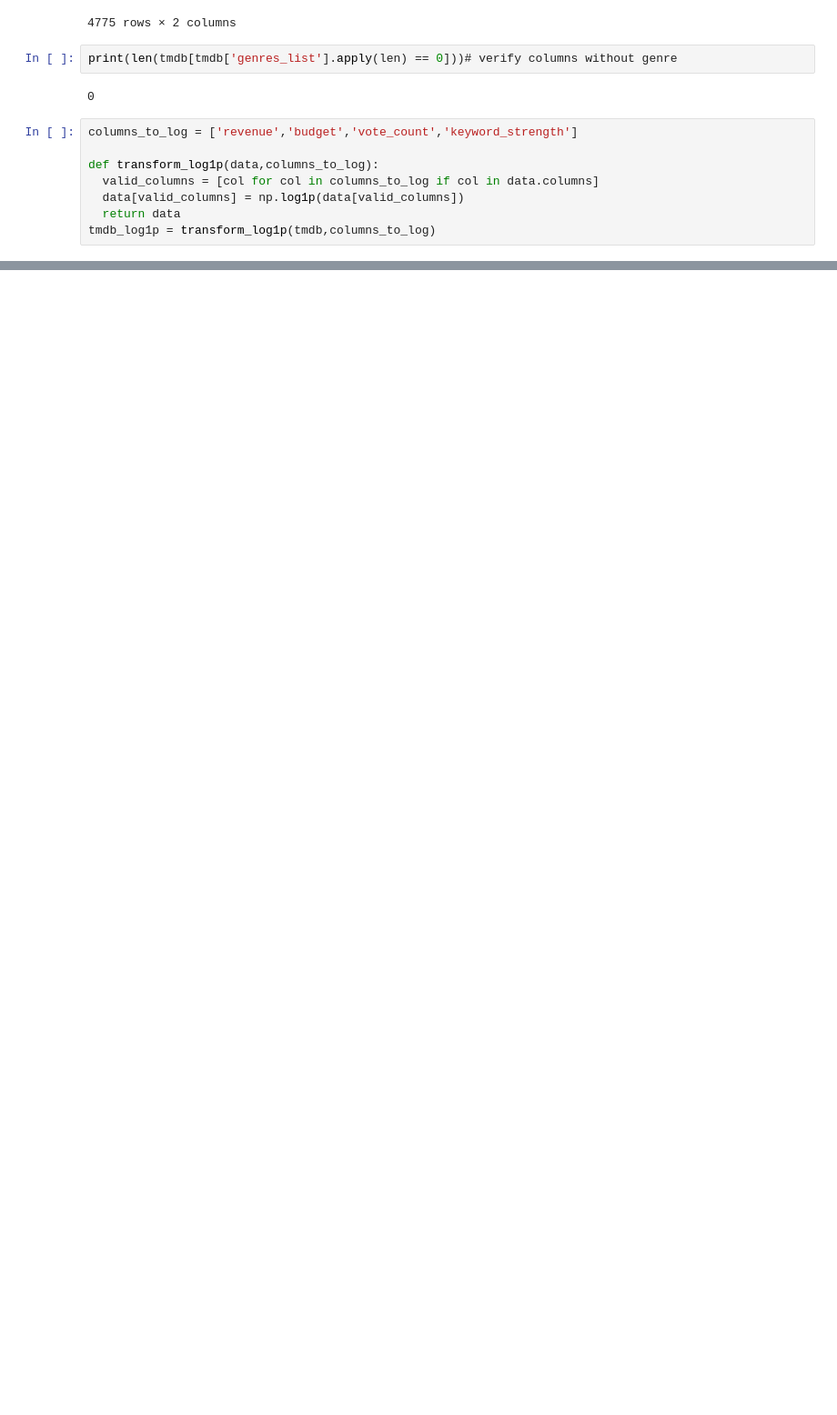
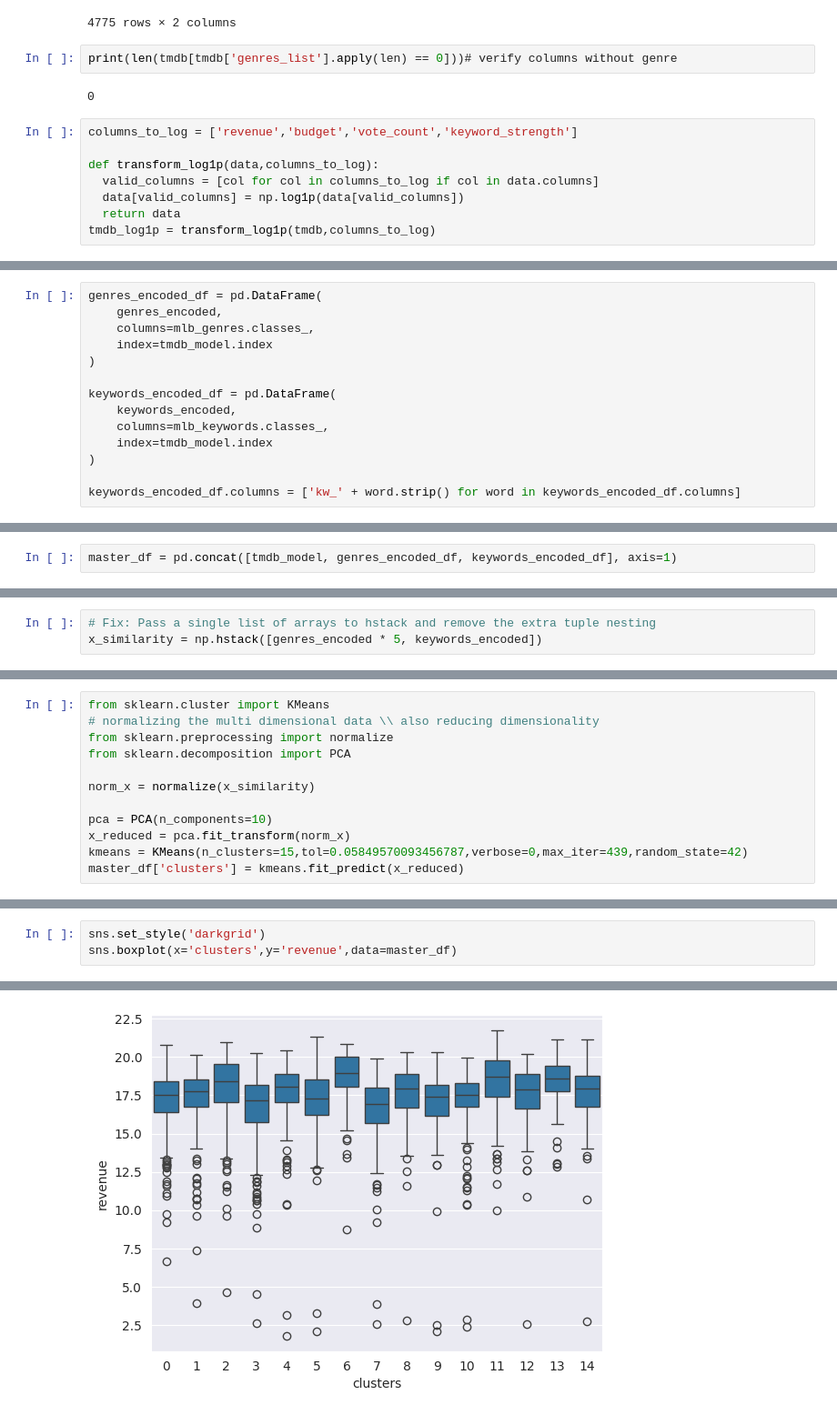
Before and after one commit to Gcarmnonapy7/Masterpiece_prototype_scheduling_movie_theaters, a Jupyter notebook: movies_cluesterization_&crowd_prediction.ipynb, the cells around one changed output, grey strips where cells are left out. Shown at 91% size. Cells and saved outputs as stored; diff of their text form; blank space fills up the shorter version.

```diff
--- a/movies_cluesterization_&crowd_prediction.ipynb
+++ b/movies_cluesterization_&crowd_prediction.ipynb
@@ -302,0 +414,14 @@ tmdb_model.describe()
+# %%
+genres_encoded_df = pd.DataFrame(
+    genres_encoded,
+    columns=mlb_genres.classes_,
+    index=tmdb_model.index
+)
+
+keywords_encoded_df = pd.DataFrame(
+    keywords_encoded,
+    columns=mlb_keywords.classes_,
+    index=tmdb_model.index
+)
+
+keywords_encoded_df.columns = ['kw_' + word.strip() for word in keywords_encoded_df.columns]
@@ -302,0 +435,2 @@ tmdb_model.describe()
+# %%
+master_df = pd.concat([tmdb_model, genres_encoded_df, keywords_encoded_df], axis=1)
@@ -302,0 +473,3 @@ tmdb_model.describe()
+# %%
+# Fix: Pass a single list of arrays to hstack and remove the extra tuple nesting
+x_similarity = np.hstack([genres_encoded * 5, keywords_encoded])
@@ -302,0 +648,12 @@ tmdb_model.describe()
+# %%
+from sklearn.cluster import KMeans
+# normalizing the multi dimensional data \\ also reducing dimensionality
+from sklearn.preprocessing import normalize
+from sklearn.decomposition import PCA
+
+norm_x = normalize(x_similarity)
+
+pca = PCA(n_components=10)
+x_reduced = pca.fit_transform(norm_x)
+kmeans = KMeans(n_clusters=15,tol=0.05849570093456787,verbose=0,max_iter=439,random_state=42)
+master_df['clusters'] = kmeans.fit_predict(x_reduced)
@@ -302,0 +749,4 @@ tmdb_model.describe()
+# %%
+sns.set_style('darkgrid')
+sns.boxplot(x='clusters',y='revenue',data=master_df)
+# %% [output]
@@ -302,0 +754 @@ tmdb_model.describe()
+[figure, added]
```
Also changed, not shown: parts of 49 cells of this notebook.
